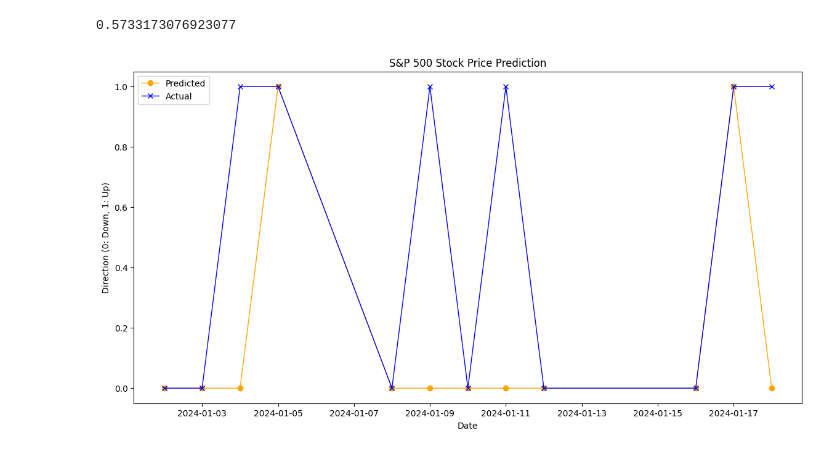
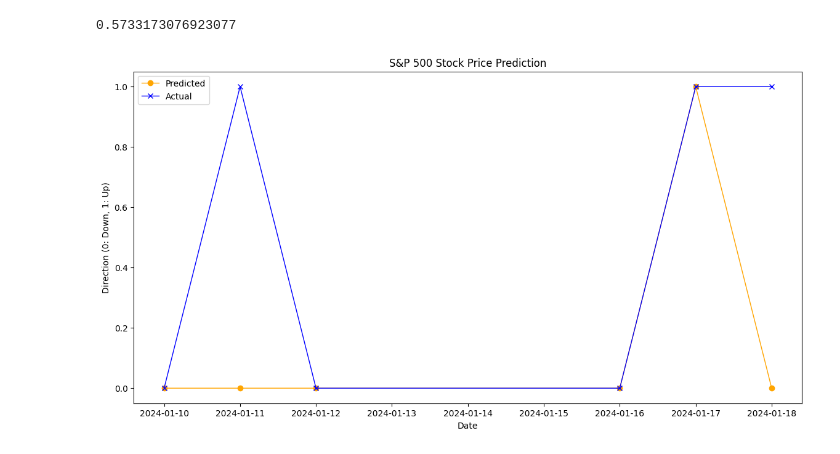
Before and after one commit to DewanggaDew/stock-market-prediction, a Jupyter notebook: stock-market-model.ipynb, the cells around one changed output. Saved outputs shown, nothing was run; the diff lists cells and outputs as text; code cells hidden in the pictures.

```diff
--- a/stock-market-model.ipynb
+++ b/stock-market-model.ipynb
@@ -238,26 +238,28 @@ precision_score(predictions["Target"], predictions["Predictions"])
 combined = pd.concat([predictions["Target"],predictions["Predictions"]], axis = 1)
 # %%
 # Filter data for the specified date range
-date_range_start = '2024-01-01'
-date_range_end = '2024-12-30'
+date_range_start = '2024-01-10'
+date_range_end = '2024-01-19'
 
 filtered_predictions = predictions[date_range_start:date_range_end]
 
 # Function to plot lines indicating predicted and actual directions with thinner lines
 def plot_directions(predictions, title="S&P 500 Stock Price Prediction"):
     plt.figure(figsize=(14, 7))
 
     # Plot lines indicating predicted direction
     plt.plot(predictions.index, predictions['Predictions'], label='Predicted', color='orange', linestyle='-', marker='o', linewidth=1)
 
+    # Plot lines indicating actual direction
+    plt.plot(predictions.index, predictions['Target'], label='Actual', color='blue', linestyle='-', marker='x', linewidth=1)
 
     plt.title(title)
     plt.xlabel('Date')
     plt.ylabel('Direction (0: Down, 1: Up)')
     plt.legend()
     plt.show()
 
 # Plot backtested predictions and actual directions with thinner lines for the specified date range
 plot_directions(filtered_predictions)
 # %% [output]
-[figure, old version]
+[figure, new version]
```
